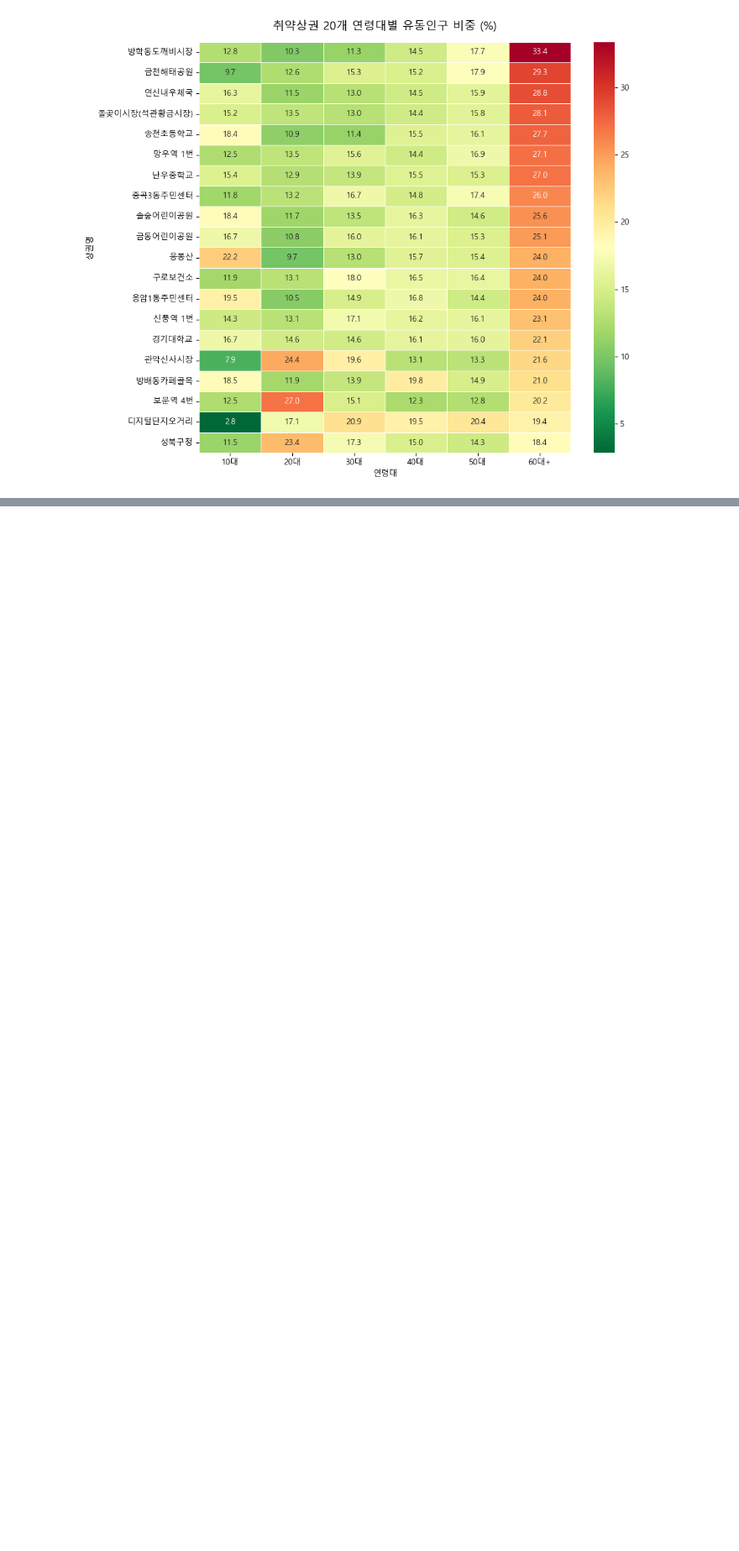
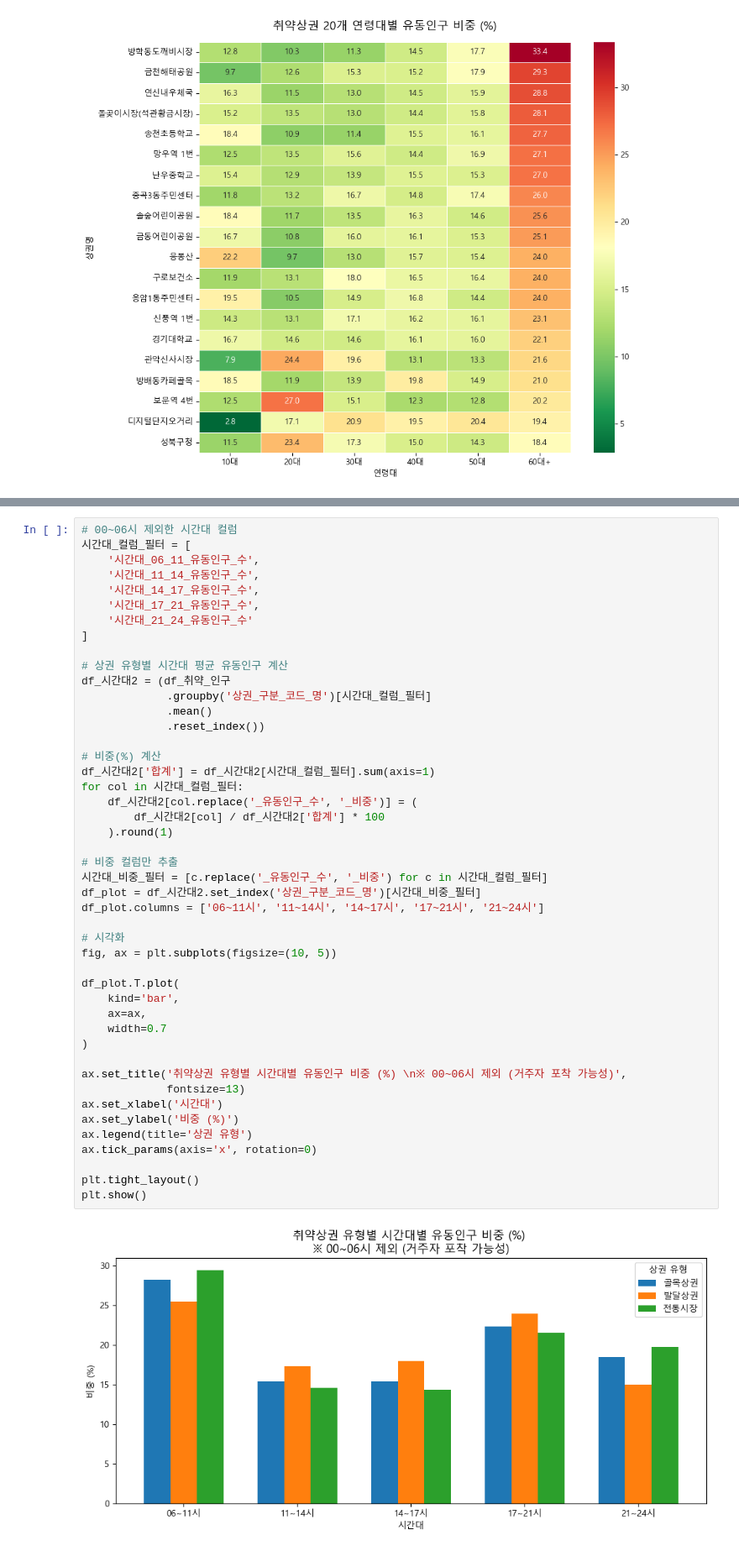
Before and after one commit to sonjiwoo-creator/seouldf, a Jupyter notebook: notebooks/nagyung_연령대분석.ipynb, the cells around one changed output, grey strips where cells are left out. Shown at 84% size. Cells and saved outputs as stored; diff of their text form; blank space fills up the shorter version.

Commit message:
feat: 연령대분석 EDA 완료 (취약상권/포화고위험/건강상권 비교)

```diff
--- a/notebooks/nagyung_연령대분석.ipynb
+++ b/notebooks/nagyung_연령대분석.ipynb
@@ -236,0 +273,48 @@ plt.show()
+# %%
+# 00~06시 제외한 시간대 컬럼
+시간대_컬럼_필터 = [
+    '시간대_06_11_유동인구_수',
+    '시간대_11_14_유동인구_수',
+    '시간대_14_17_유동인구_수',
+    '시간대_17_21_유동인구_수',
+    '시간대_21_24_유동인구_수'
+]
+
+# 상권 유형별 시간대 평균 유동인구 계산
+df_시간대2 = (df_취약_인구
+             .groupby('상권_구분_코드_명')[시간대_컬럼_필터]
+             .mean()
+             .reset_index())
+
+# 비중(%) 계산
+df_시간대2['합계'] = df_시간대2[시간대_컬럼_필터].sum(axis=1)
+for col in 시간대_컬럼_필터:
+    df_시간대2[col.replace('_유동인구_수', '_비중')] = (
+        df_시간대2[col] / df_시간대2['합계'] * 100
+    ).round(1)
+
+# 비중 컬럼만 추출
+시간대_비중_필터 = [c.replace('_유동인구_수', '_비중') for c in 시간대_컬럼_필터]
+df_plot = df_시간대2.set_index('상권_구분_코드_명')[시간대_비중_필터]
+df_plot.columns = ['06~11시', '11~14시', '14~17시', '17~21시', '21~24시']
+
+# 시각화
+fig, ax = plt.subplots(figsize=(10, 5))
+
+df_plot.T.plot(
+    kind='bar',
+    ax=ax,
+    width=0.7
+)
+
+ax.set_title('취약상권 유형별 시간대별 유동인구 비중 (%) \n※ 00~06시 제외 (거주자 포착 가능성)',
+             fontsize=13)
+ax.set_xlabel('시간대')
+ax.set_ylabel('비중 (%)')
+ax.legend(title='상권 유형')
+ax.tick_params(axis='x', rotation=0)
+
+plt.tight_layout()
+plt.show()
+# %% [output]
+[figure, added]
```
Also changed, not shown: parts of 6 cells of this notebook, 1 other file.
